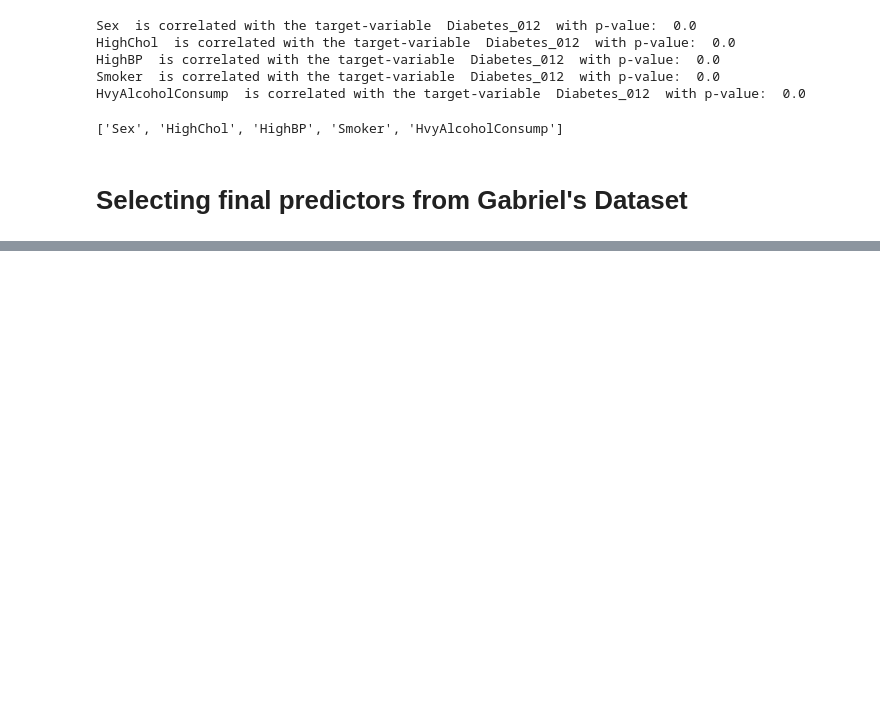
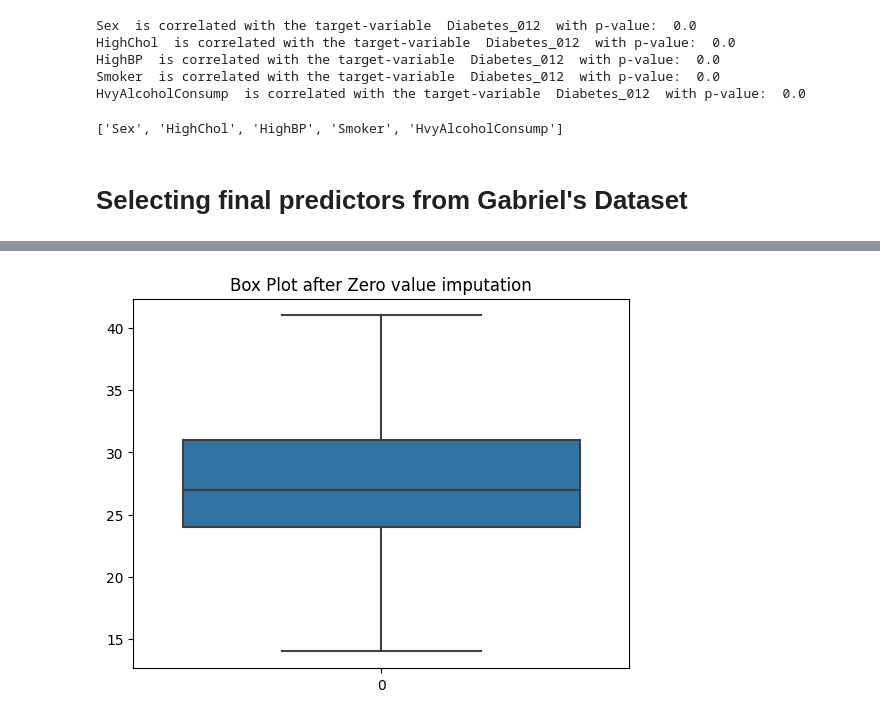
Before and after one commit to pdpavandesai/MergingDiabetesData, a Jupyter notebook: GabrielDatasetAnalysis.ipynb, the cells around one changed output, grey strips where cells are left out. Saved outputs shown, nothing was run; the diff lists cells and outputs as text; code cells hidden in the pictures; blank space fills up the shorter version.

```diff
--- a/GabrielDatasetAnalysis.ipynb
+++ b/GabrielDatasetAnalysis.ipynb
@@ -305,3 +305,18 @@ gabrielDataset_Actual_Copy.head(15)
 | 12 | 7.0 | 26.0 | 0.0 | 0.0 | 0.0 | 1.0 | 0.0 | 0.0 |
 | 13 | 11.0 | 28.0 | 0.0 | 1.0 | 1.0 | 0.0 | 0.0 | 2.0 |
 | 14 | 4.0 | 33.0 | 0.0 | 1.0 | 0.0 | 1.0 | 0.0 | 0.0 |
+# %%
+for i in gabrielDataset_Actual_Copy['BMI']:
+  q1 = gabrielDataset_Actual_Copy['BMI'].quantile(0.25)
+  q3 = gabrielDataset_Actual_Copy['BMI'].quantile(0.75)
+  iqr = q3-q1
+  Lower_tail = q1 - 1.5 * iqr
+  Upper_tail = q3 + 1.5 * iqr
+  if i > Upper_tail or i < Lower_tail:
+    gabrielDataset_Actual_Copy['BMI'] = gabrielDataset_Actual_Copy['BMI']. replace (i, np.median(gabrielDataset_Actual_Copy['BMI']))
+
+sns.boxplot (gabrielDataset_Actual_Copy['BMI'])
+plt.title("Box Plot after Zero value imputation")
+plt.show()
+# %% [output]
+[figure, added]
```
Also changed, not shown: parts of 1 cell of this notebook.
